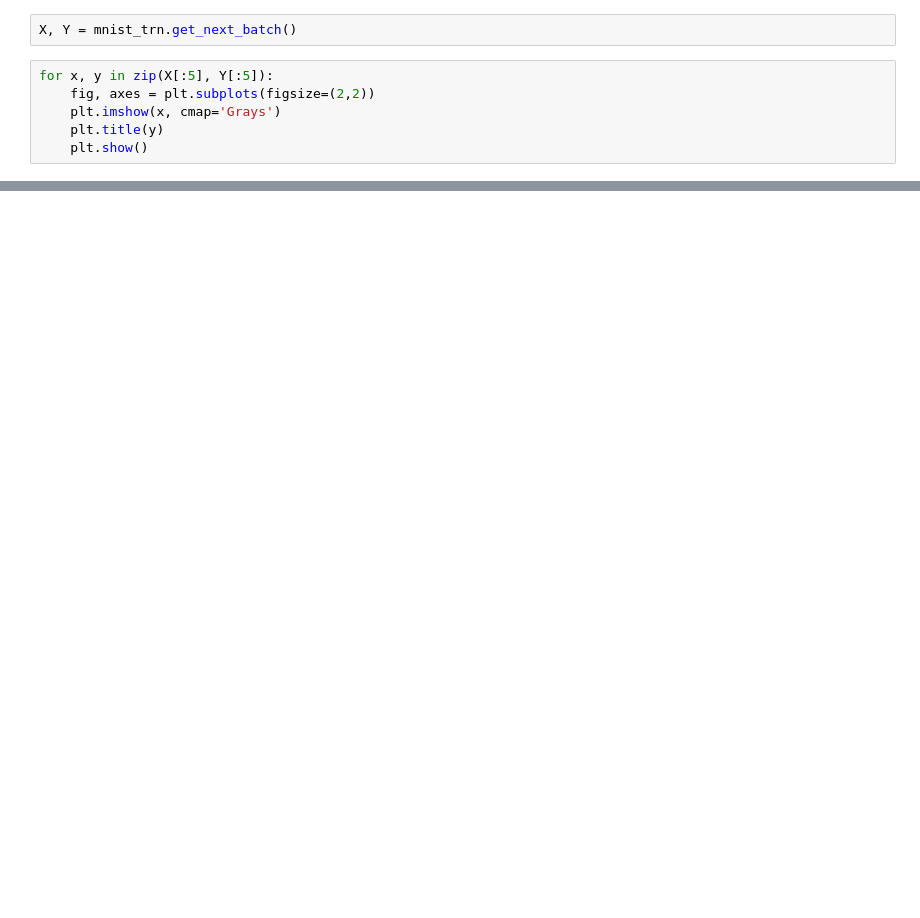
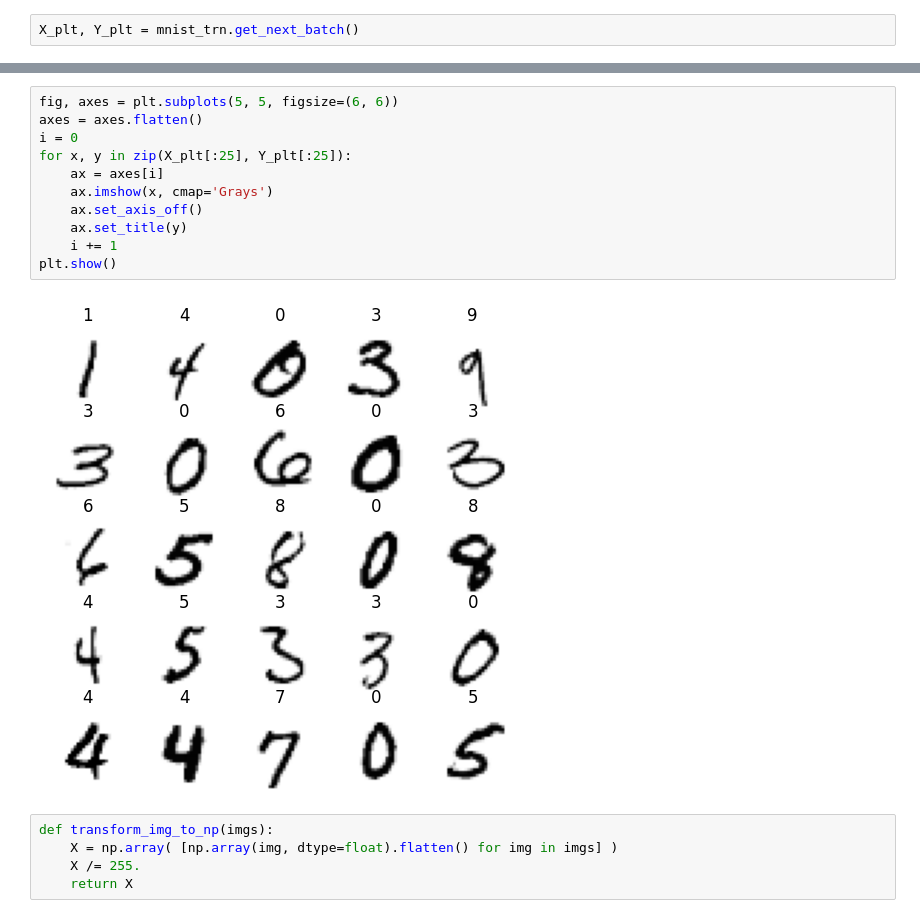
Before and after one commit to derekeverett/fluxion, a Jupyter notebook: examples/mnist.ipynb, the cells around one changed output, grey strips where cells are left out. Saved outputs shown, nothing was run; the diff lists cells and outputs as text; blank space fills up the shorter version.

```diff
--- a/examples/mnist.ipynb
+++ b/examples/mnist.ipynb
@@ -17,8 +14,2 @@ Updating files: 100% (70006/70006), done.
 # %%
-X, Y = mnist_trn.get_next_batch()
+X_plt, Y_plt = mnist_trn.get_next_batch()
-# %%
-for x, y in zip(X[:5], Y[:5]):
-    fig, axes = plt.subplots(figsize=(2,2))
-    plt.imshow(x, cmap='Grays')
-    plt.title(y)
-    plt.show()
@@ -30,0 +16,18 @@ for x, y in zip(X[:5], Y[:5]):
+# %%
+fig, axes = plt.subplots(5, 5, figsize=(6, 6))
+axes = axes.flatten()
+i = 0
+for x, y in zip(X_plt[:25], Y_plt[:25]):
+    ax = axes[i]
+    ax.imshow(x, cmap='Grays')
+    ax.set_axis_off()
+    ax.set_title(y)
+    i += 1
+plt.show()
+# %% [output]
+[figure, added]
+# %%
+def transform_img_to_np(imgs):
+    X = np.array( [np.array(img, dtype=float).flatten() for img in imgs] )
+    X /= 255.
+    return X
```
Also changed, not shown: parts of 5 cells of this notebook, 4 other files.
